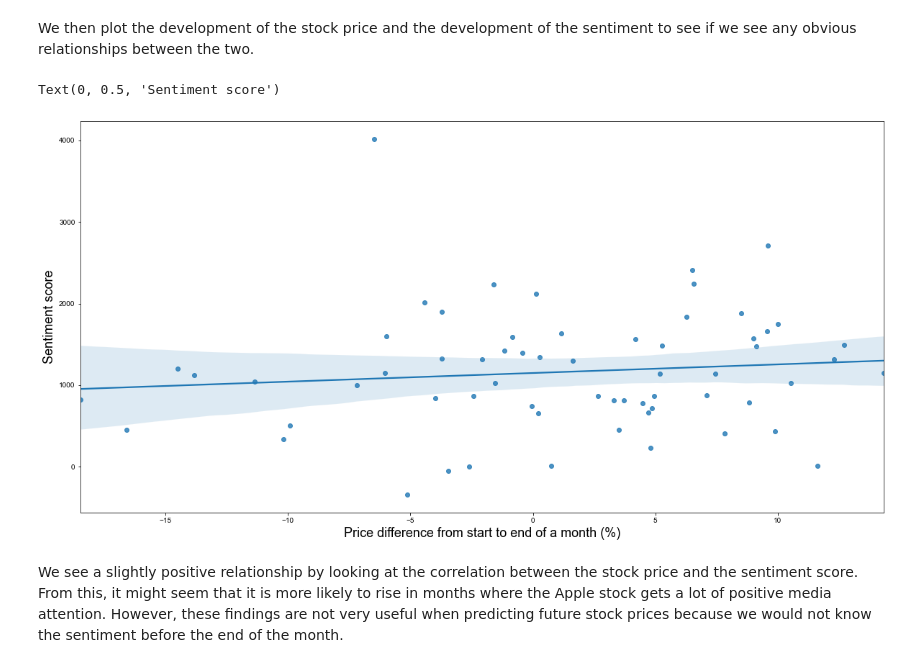
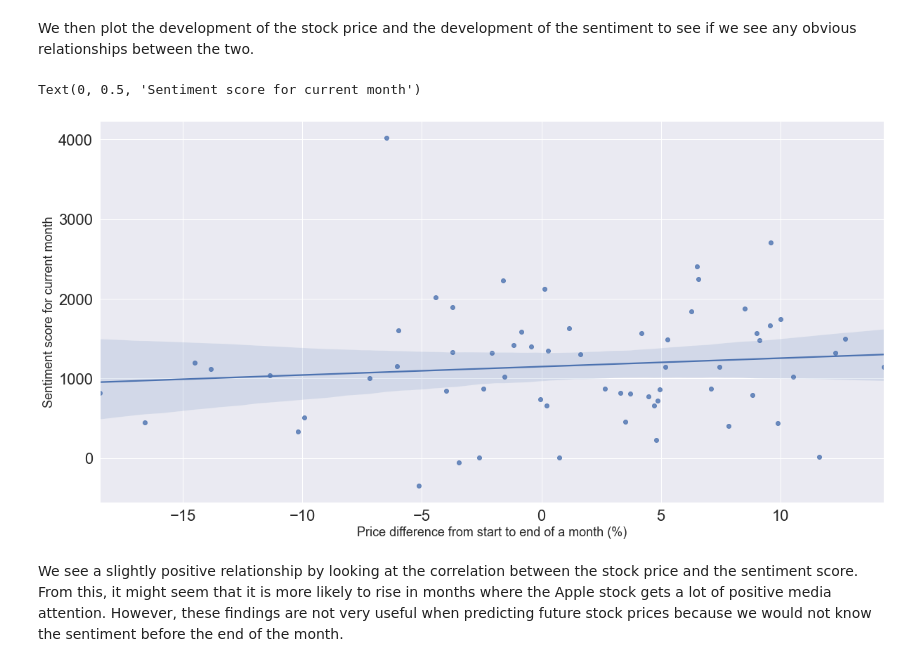
Before and after one commit to epfl-ada/ada-2021-project-club6analysis, a Jupyter notebook: stock_sentiment_analysis_2.ipynb, the cells around one changed output. Drawn from its saved outputs; the diff is of its cells as text; code cells hidden in the pictures.

```diff
--- a/stock_sentiment_analysis_2.ipynb
+++ b/stock_sentiment_analysis_2.ipynb
@@ -207,14 +207,14 @@ stock_price_sentiment_monthly.head()
 We then plot the development of the stock price and the development of the sentiment to see if we see any obvious relationships between the two.
 # %%
 fig, ax=plt.subplots(figsize=(20,10))
-sns.set_theme(style='white', rc={'axes.spines.right': False, 'axes.spines.top': False}, font_scale=2)
+sns.set_theme(rc={'axes.spines.right': False, 'axes.spines.top': False}, font_scale=2)
 sns.set(font_scale=2)
 ax=sns.regplot(x=stock_price_sentiment_monthly.Price_difference, y=stock_price_sentiment_monthly.Sentiment_score)
 ax.set_xlabel('Price difference from start to end of a month (%)', size=18)
 ax.set_ylabel('Sentiment score for current month', size=18)
 # %% [output]
-Text(0, 0.5, 'Sentiment score')
+Text(0, 0.5, 'Sentiment score for current month')
-[figure, old version]
+[figure, new version]
 # %% [markdown]
 We see a slightly positive relationship by looking at the correlation between the stock price and the sentiment score. From this, it might seem that it is more likely to rise in months where the Apple stock gets a lot of positive media attention. However, these findings are not very useful when predicting future stock prices because we would not know the sentiment before the end of the month.
 # %%
```
Also changed, not shown: parts of 2 cells of this notebook.
